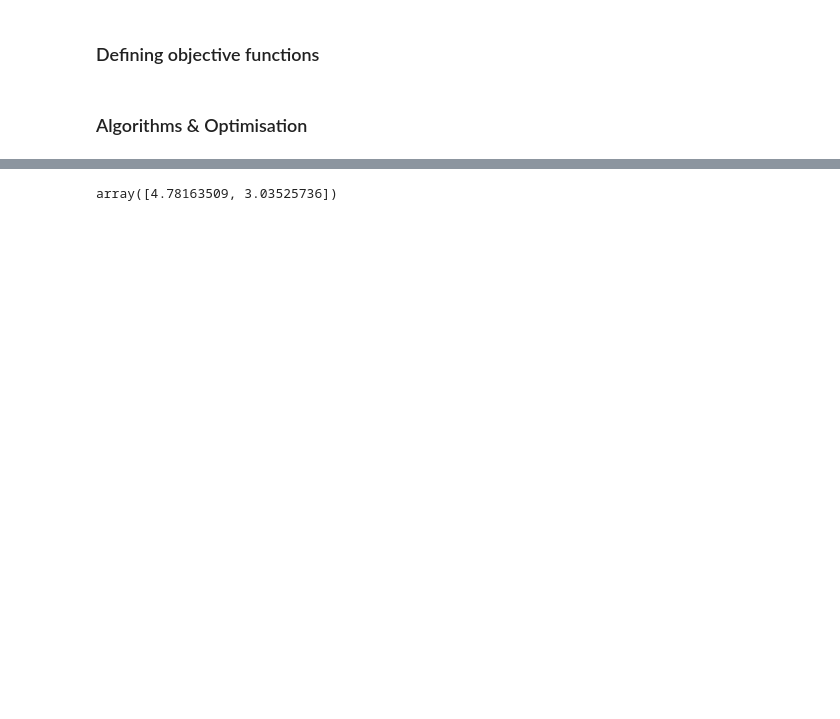
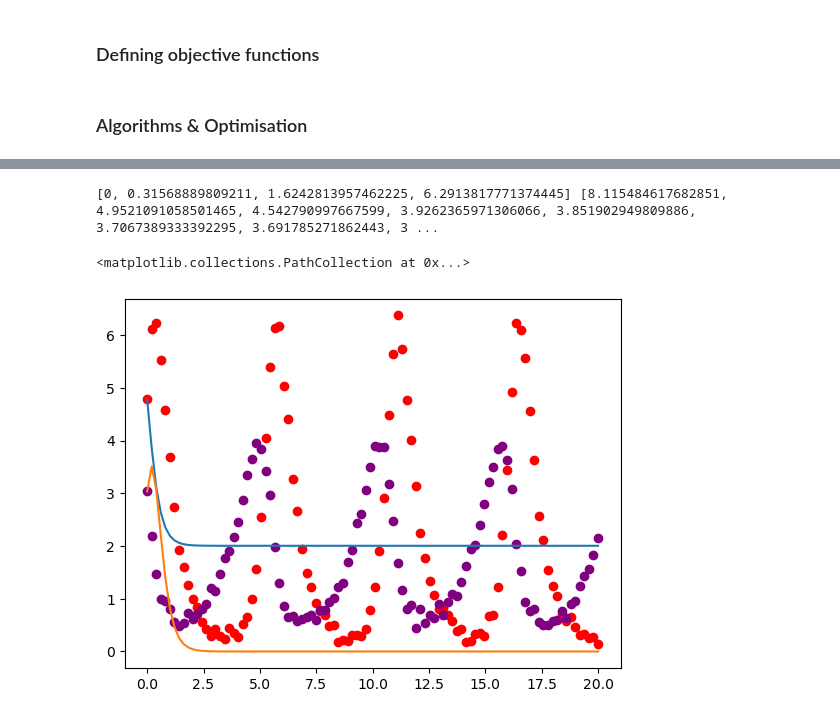
Before and after one commit to alexdupreez1/stochastic_assignment_3, a Jupyter notebook: assignment3.ipynb, the cells around one changed output, grey strips where cells are left out. Drawn from its saved outputs; the diff is of its cells as text; code cells hidden in the pictures; blank space fills up the shorter version.

```diff
--- a/assignment3.ipynb
+++ b/assignment3.ipynb
@@ -71,4 +70,4 @@ def predator_prey_integration(time,initial_conditions,parameters):
     #odeint is now used as part of this function which returns the # of infected in the model
     results = odeint(predator_prey_odes,initial_conditions, time, args=(alpha,beta,delta,gamma))
     predator_values,prey_values = results[:,0], results[:,1]
-    return np.array([predator_values,prey_values])
+    return np.array([predator_values,prey_values]).T
@@ -205,15 +173,0 @@ def hill_climbing(data, time, initial_conditions, parameters, objective, max_ite
-# %%
-t, x ,y = data[:,0], data[:,1], data[:,2]
-
-input_data = data[:,1:3]
-initial_conditions = [input_data[0][0], input_data[0][1]]
-
-alpha = 0.5
-beta = 0.5
-delta = 1
-gamma = 0.5
-parameters = [alpha, beta, delta, gamma]
-
-# Using MSE
-x_best, scores = hill_climbing(input_data, t, input_data[0], parameters, MSE, max_iterations=1000)
-print(x_best,scores)
@@ -244,4 +173,0 @@ print(x)
-# %%
-input_data[0]
-# %% [output]
-array([4.78163509, 3.03525736])
@@ -247,0 +214,39 @@ array([4.78163509, 3.03525736])
+# %%
+input_data = data[:,1:3]
+initial_conditions = [input_data[0][0], input_data[0][1]]
+
+alpha = 0.5
+beta = 0.5
+delta = 1
+gamma = 0.5
+parameters = [alpha, beta, delta, gamma]
+
+# Using MSE
+x_best, scores = hill_climbing(input_data, t, input_data[0], parameters, MSE, max_iterations=1000)
+print(x_best,scores)
+# %% [output]
+[0, 0.31568889809211, 1.6242813957462225, 6.2913817771374445] [8.115484617682851, 4.9521091058501465, 4.542790997667599, 3.9262365971306066, 3.851902949809886, 3.7067389333392295, 3.691785271862443, 3 ...
+# %%
+# t, x ,y = data
+initial_conditions = [input_data[0][0], input_data[0][1]]
+t = data[:,0]
+
+
+alpha = 1.5
+beta = 1.5
+delta = 1.3
+gamma = 1.4
+parameters = x_best
+
+# Using MSE
+x = predator_prey_integration(t,initial_conditions,parameters)
+
+plt.plot(t, x[:,0])
+plt.plot(t, x[:,1])
+
+
+plt.scatter(t, data[:,1], color= 'red')
+plt.scatter(t, data[:,2], color= 'purple')
+# %% [output]
+<matplotlib.collections.PathCollection at 0x...>
+[figure, added]
```
Also changed, not shown: parts of 10 cells of this notebook.
